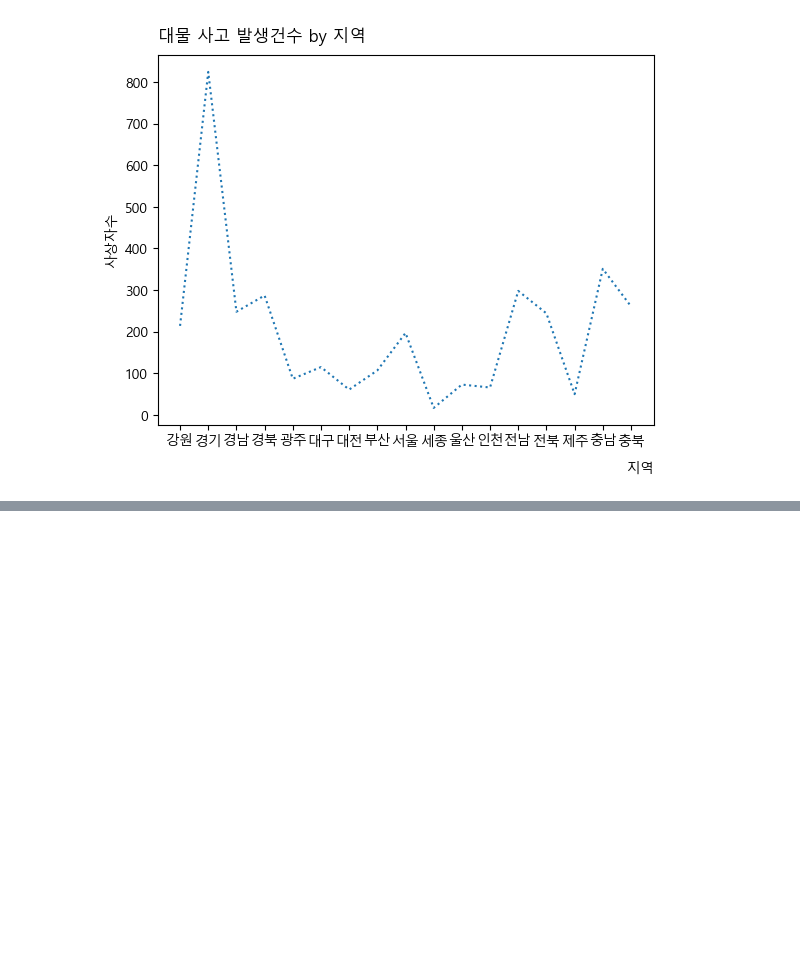
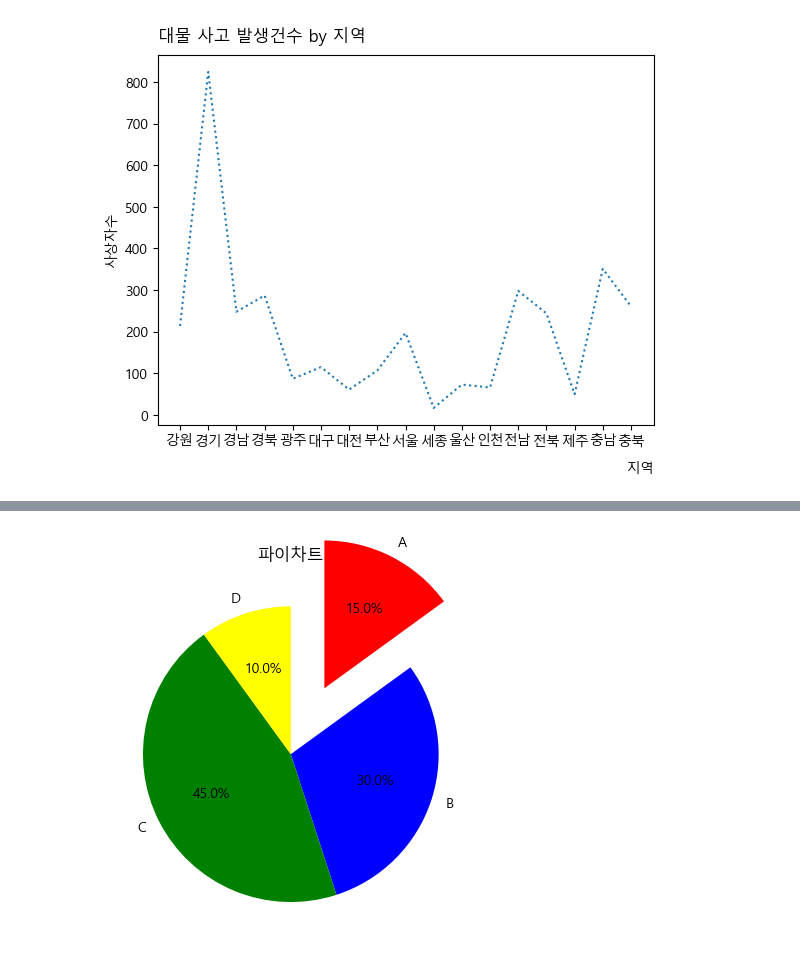
Before and after one commit to positivemultiplier/LG_DX_SCHOOL, a Jupyter notebook: 01_Foundation/python_lib/20250717_visualization.ipynb, the cells around one changed output, grey strips where cells are left out. Saved outputs shown, nothing was run; the diff lists cells and outputs as text; code cells hidden in the pictures; blank space fills up the shorter version.

```diff
--- a/01_Foundation/python_lib/20250717_visualization.ipynb
+++ b/01_Foundation/python_lib/20250717_visualization.ipynb
@@ -289,0 +370,23 @@ plt.show()
+# %%
+# 파이차트  라벨 그리기 = > 리스트로 만들어야한다.
+labels = ["A", "B", "C", "D"]
+
+# 파이차트 비율 구분 => 점유울은 정수로.
+sizes = [15, 30, 45, 10]
+
+explode = [0.1, 0, 0, 0]
+
+# 파이차트 그리기 속성 => 1st: 점유비율 2nd : 라벨이름
+plt.pie(sizes, labels= labels,  colors = ["red", "blue", "green", "yellow"], autopct="%.1f%%", startangle=90,counterclock=False, explode=[0.5, 0, 0, 0]  )
+
+## 파이차트 속성 percent 표시하기 .  autopct="%.1f%%" => 소숫점 몇재짜리까지 표시할께.
+## colors = ["red", "blue", "green", "yellow"] => 색상 지정
+## startangle=90 => 시작각도 90도로 설정
+## counterclock=False => 시계방향으로 그리기
+## explode=[0.1, 0, 0, 0] => 첫번째 조각을 살짝 떼어내기
+
+plt.title("파이차트")
+
+plt.show()
+# %% [output]
+[figure, added]
```
Also changed, not shown: parts of 11 cells of this notebook, 8 other files.
